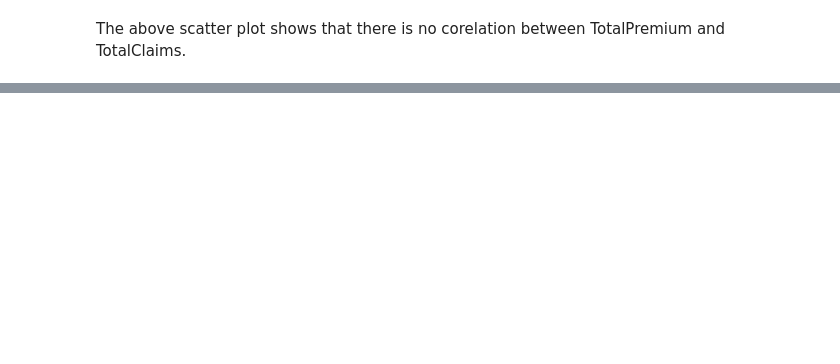
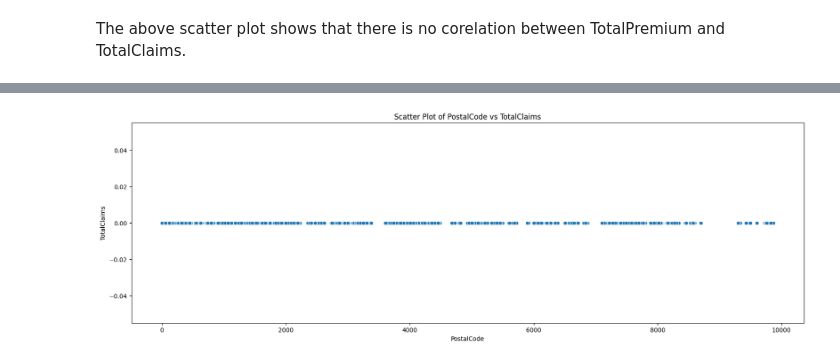
Before and after one commit to der-bew/ACIS_predictive_analysis, a Jupyter notebook: notebooks/EDA.ipynb, the cells around one changed output, grey strips where cells are left out. Cells and saved outputs as stored; diff of their text form; code cells hidden in the pictures; blank space fills up the shorter version.

```diff
--- a/notebooks/EDA.ipynb
+++ b/notebooks/EDA.ipynb
@@ -194,0 +199,5 @@ visualizer.plot_boxplot(clean_acis_df, 'TotalPremium', 'PostalCode')
+# %%
+# scatter plot
+visualizer.plot_scatter(clean_acis_df, 'PostalCode', 'TotalClaims')
+# %% [output]
+[figure, added]
```
Also changed, not shown: parts of 13 cells of this notebook, 1 other file.
